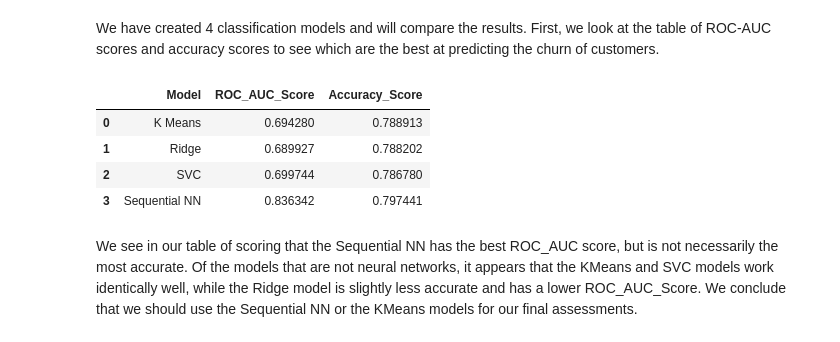
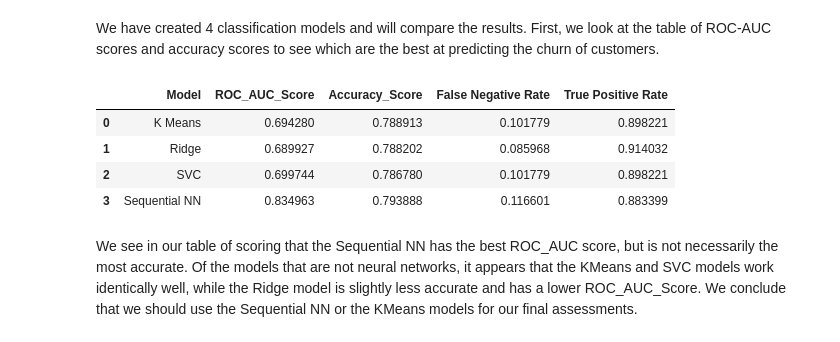
Before and after one commit to dvanheeswijk/Springboard, a Jupyter notebook: Capstone_3/Capstone 3 - Preprocessing and Modeling.ipynb, the cells around one changed output. Drawn from its saved outputs; the diff is of its cells as text; code cells hidden in the pictures.

Commit message:
Finished final report and updated modeling metrics

```diff
--- a/Capstone_3/Capstone 3 - Preprocessing and Modeling.ipynb
+++ b/Capstone_3/Capstone 3 - Preprocessing and Modeling.ipynb
@@ -169,3 +169,8 @@ print(pl)
 # %% [output]
 [[921  91]
  [206 189]]
+# %%
+fn,tp = pl[0][1], pl[0][0]
+fnr_kmeans = fn / (tp + fn)
+tpr_kmeans = tp / (tp + fn)
+fnr_kmeans, tpr_kmeans
@@ -228,3 +235,8 @@ print(pl)
 # %% [output]
 [[925  87]
  [211 184]]
+# %%
+fn,tp = pl[0][1], pl[0][0]
+fnr_ridge = fn / (tp + fn)
+tpr_ridge = tp / (tp + fn)
+fnr_ridge, tpr_ridge
@@ -282,3 +296,8 @@ print(pl)
 # %% [output]
 [[909 103]
  [197 198]]
+# %%
+fn,tp = pl[0][1], pl[0][0]
+fnr_svc = fn / (tp + fn)
+tpr_svc = tp / (tp + fn)
+fnr_svc, tpr_svc
@@ -400,0 +422,5 @@ array([[893, 119],
+# %%
+fn,tp = pl[0][1], pl[0][0]
+fnr_seq = fn / (tp + fn)
+tpr_seq = tp / (tp + fn)
+fnr_seq, tpr_seq
@@ -403,17 +431,19 @@ array([[893, 119],
 # %% [markdown]
 We have created 4 classification models and will compare the results. First, we look at the table of ROC-AUC scores and accuracy scores to see which are the best at predicting the churn of customers.
 # %%
-scores = pd.DataFrame([['K Means', auc_kmeans, acc_kmeans], ['Ridge', auc_ridge, acc_ridge],
-              ['SVC', auc_svc, acc_svc],['Sequential NN', seq_roc_auc, acc_sequential]],
-                      columns=['Model', 'ROC_AUC_Score', 'Accuracy_Score']
+scores = pd.DataFrame([['K Means', auc_kmeans, acc_kmeans, fnr_kmeans, tpr_kmeans],
+                       ['Ridge', auc_ridge, acc_ridge, fnr_ridge, tpr_ridge],
+                       ['SVC', auc_svc, acc_svc, fnr_svc, tpr_svc],
+                       ['Sequential NN', seq_roc_auc, acc_sequential, fnr_seq, tpr_seq]],
+                      columns=['Model', 'ROC_AUC_Score', 'Accuracy_Score', 'False Negative Rate', 'True Positive Rate']
             )
 scores
 # %% [output]
-|  | Model | ROC_AUC_Score | Accuracy_Score |
-| 0 | K Means | 0.694280 | 0.788913 |
-| 1 | Ridge | 0.689927 | 0.788202 |
-| 2 | SVC | 0.699744 | 0.786780 |
-| 3 | Sequential NN | 0.836342 | 0.797441 |
+|  | Model | ROC_AUC_Score | Accuracy_Score | False Negative Rate | True Positive Rate |
+| 0 | K Means | 0.694280 | 0.788913 | 0.101779 | 0.898221 |
+| 1 | Ridge | 0.689927 | 0.788202 | 0.085968 | 0.914032 |
+| 2 | SVC | 0.699744 | 0.786780 | 0.101779 | 0.898221 |
+| 3 | Sequential NN | 0.834963 | 0.793888 | 0.116601 | 0.883399 |
 # %% [markdown]
 We see in our table of scoring that the Sequential NN has the best ROC_AUC score, but is not necessarily the most accurate. Of the models that are not neural networks, it appears that the KMeans and SVC models work identically well, while the Ridge model is slightly less accurate and has a lower ROC_AUC_Score. We conclude that we should use the Sequential NN or the KMeans models for our final assessments.
 # %%
```
Also changed, not shown: parts of 11 cells of this notebook, 1 other file.
